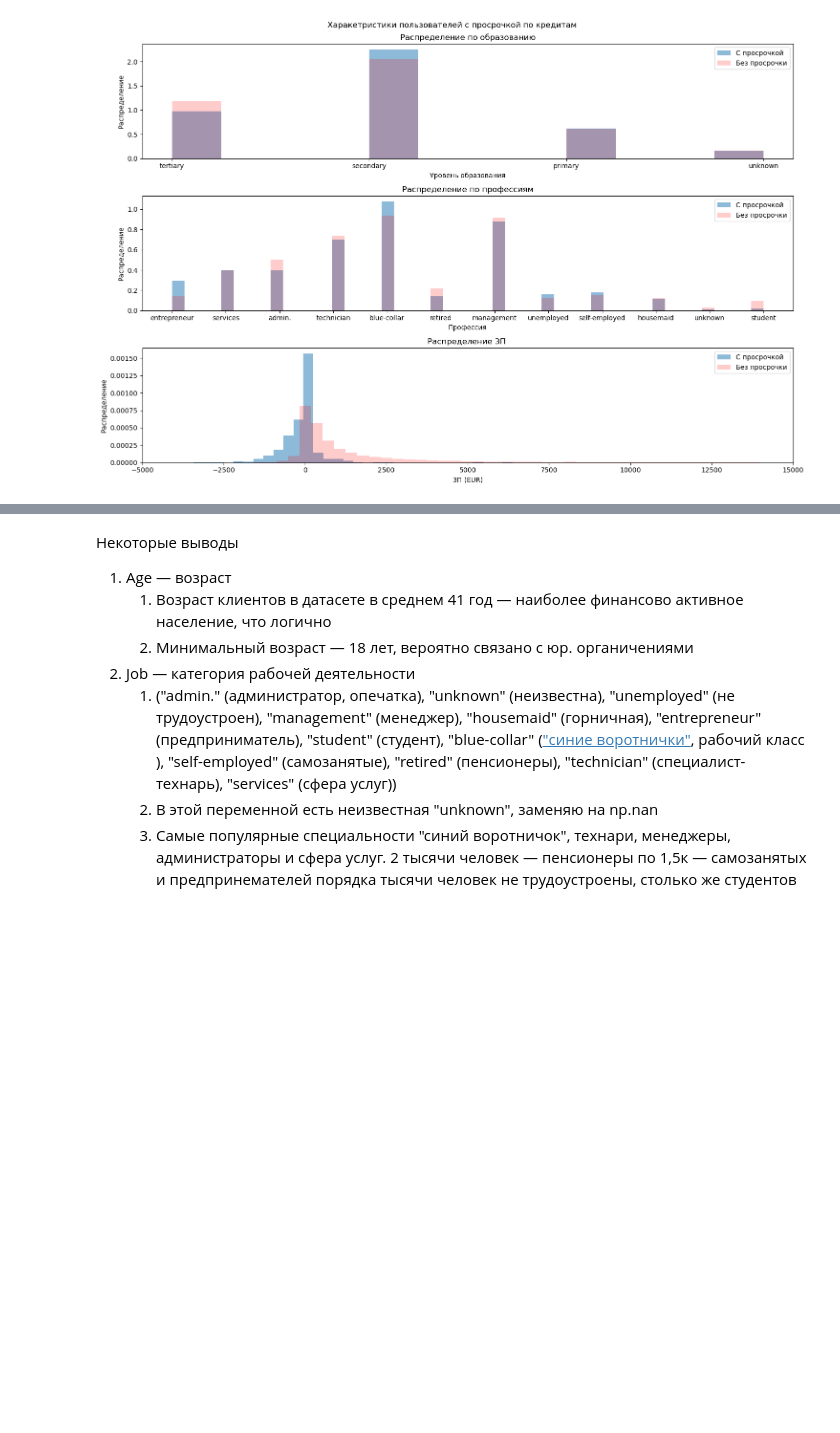
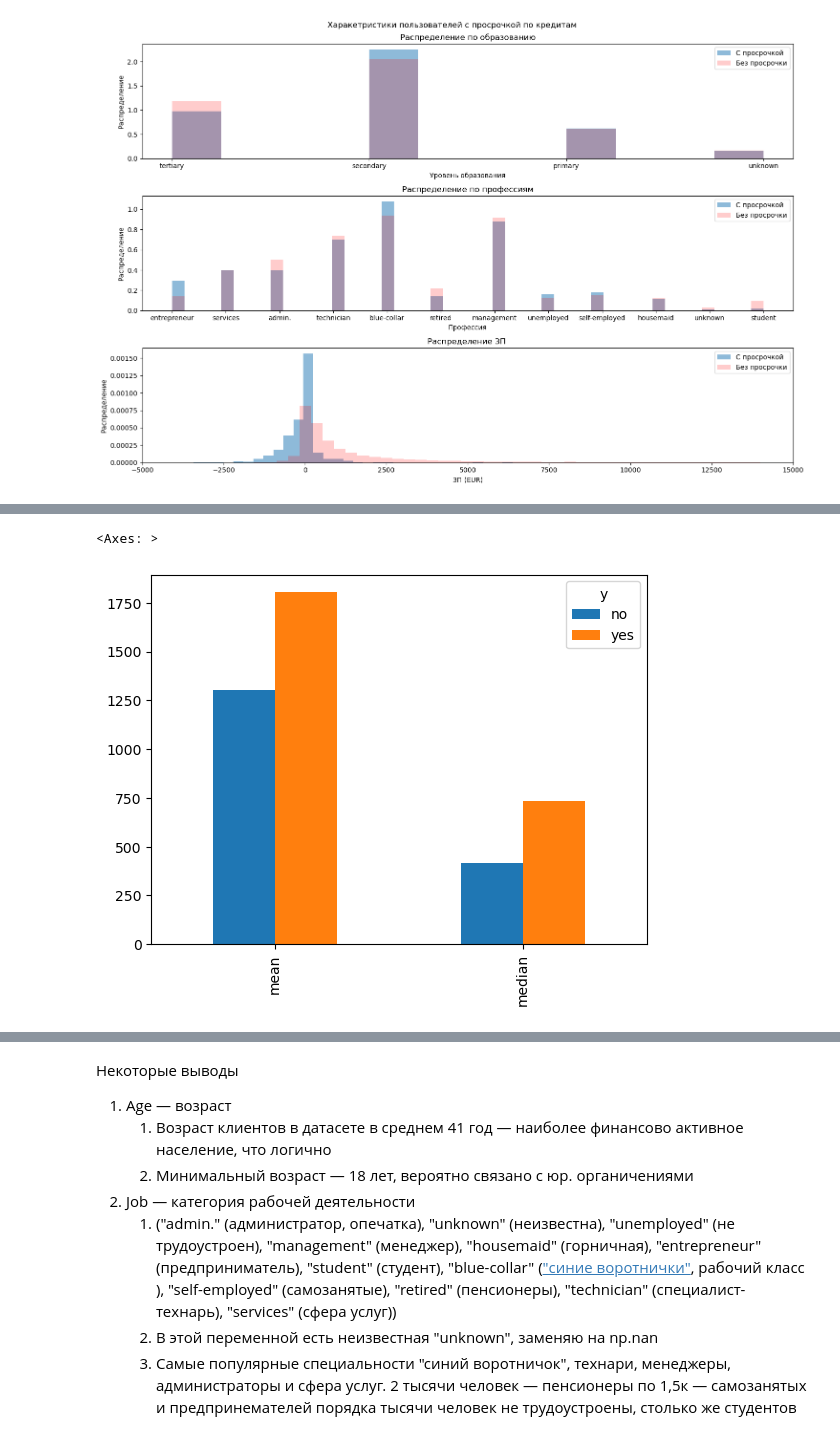
Before and after one commit to PieceOfBulka/gp_4, a Jupyter notebook: part_2.ipynb, the cells around one changed output, grey strips where cells are left out. Drawn from its saved outputs; the diff is of its cells as text; code cells hidden in the pictures; blank space fills up the shorter version.

```diff
--- a/part_2.ipynb
+++ b/part_2.ipynb
@@ -131,0 +144,8 @@ plt.show()
+# %%
+df.groupby('y').agg(
+    mean=('balance', 'mean'),
+    median=('balance', 'median')
+).T.plot(kind='bar')
+# %% [output]
+<Axes: >
+[figure, added]
```
Also changed, not shown: parts of 11 cells of this notebook.
